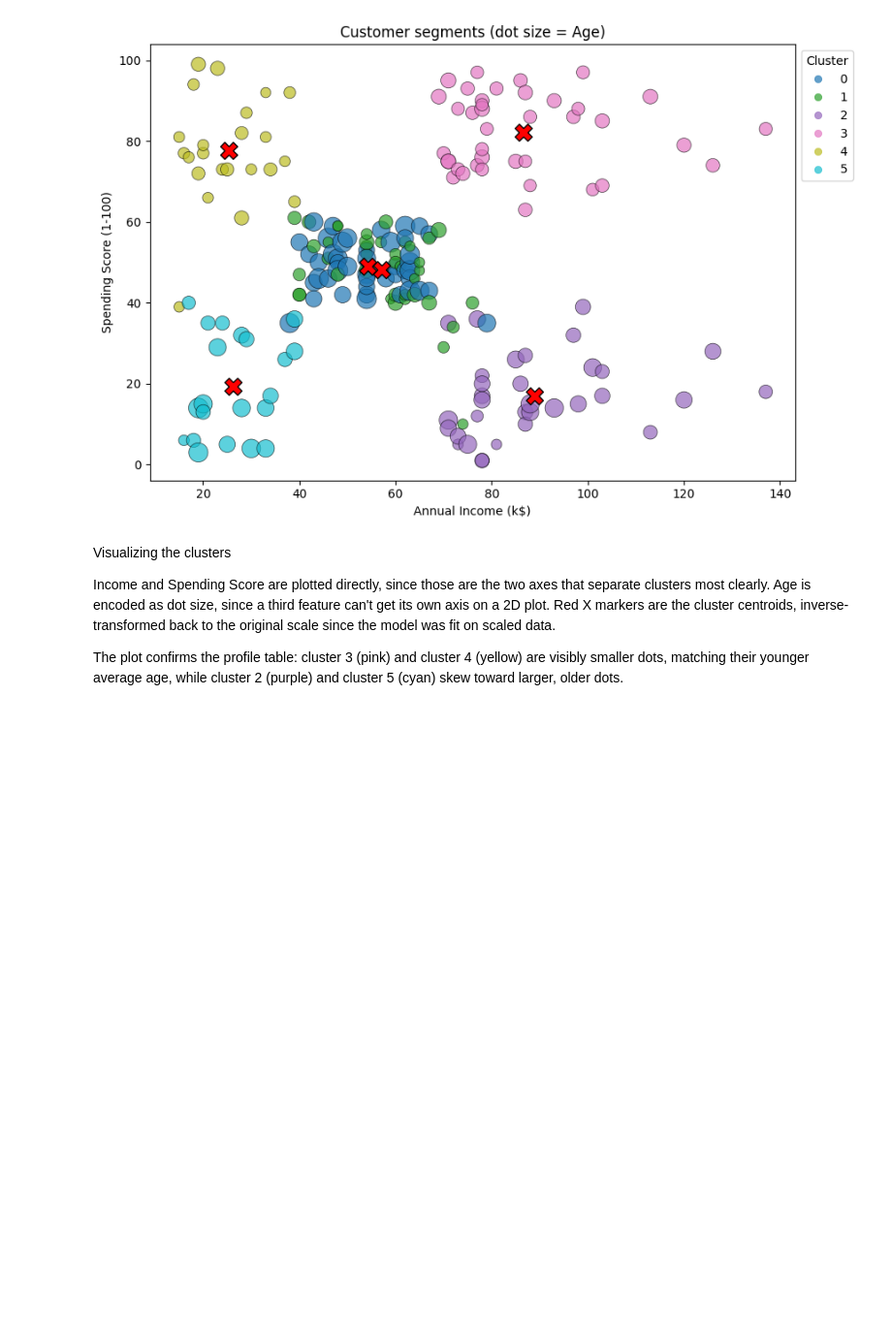
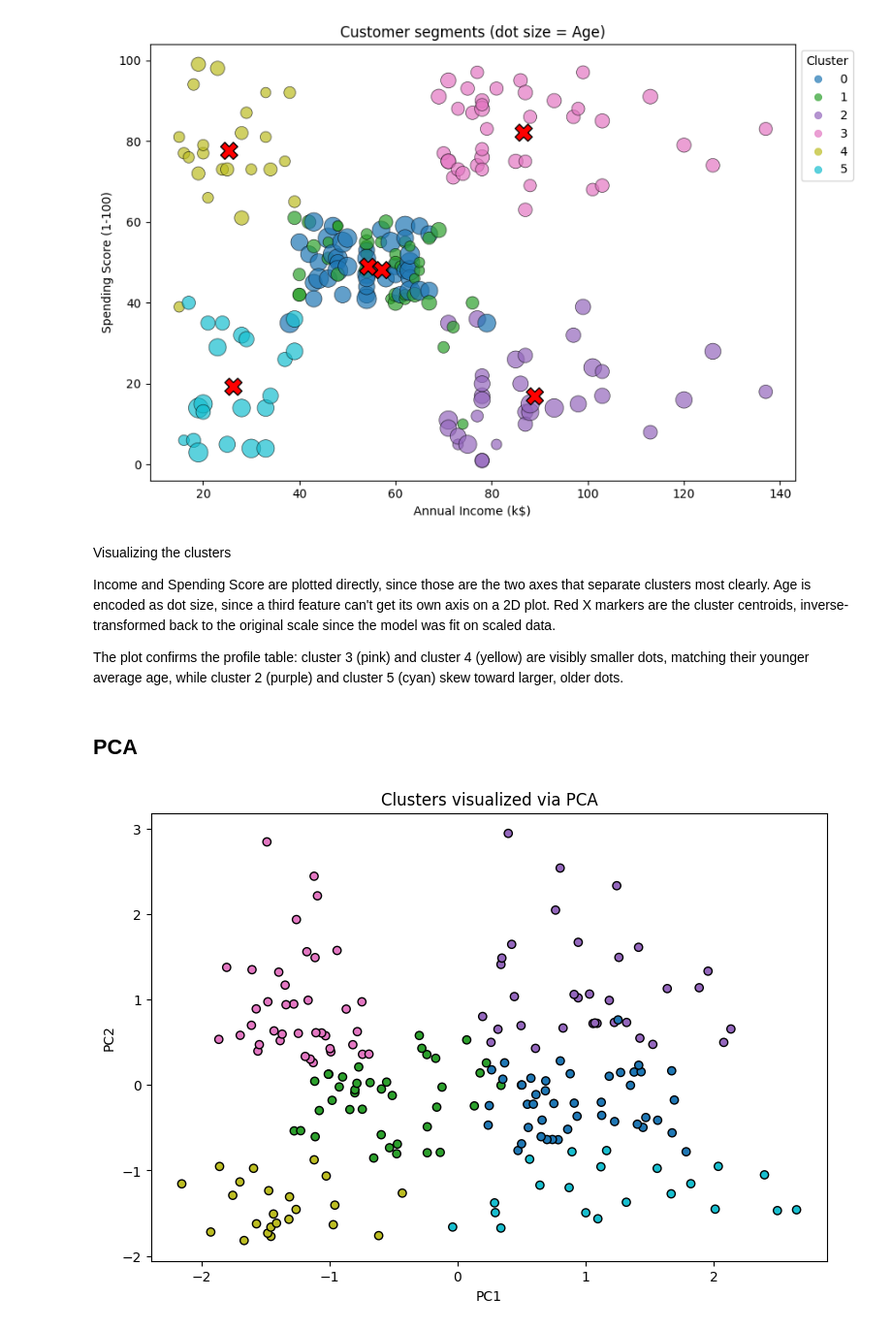
Before and after one commit to mohammadSous/customer-segmentation-kmeans, a Jupyter notebook: main.ipynb, the cells around one changed output. Shown at 97% size. Cells and saved outputs as stored; diff of their text form; code cells hidden in the pictures; blank space fills up the shorter version.

```diff
--- a/main.ipynb
+++ b/main.ipynb
@@ -206,3 +206,19 @@ Visualizing the clusters
 Income and Spending Score are plotted directly, since those are the two axes that separate clusters most clearly. Age is encoded as dot size, since a third feature can't get its own axis on a 2D plot. Red X markers are the cluster centroids, inverse-transformed back to the original scale since the model was fit on scaled data.
 
 The plot confirms the profile table: cluster 3 (pink) and cluster 4 (yellow) are visibly smaller dots, matching their younger average age, while cluster 2 (purple) and cluster 5 (cyan) skew toward larger, older dots.
+# %% [markdown]
+## PCA
+# %%
+from sklearn.decomposition import PCA
+
+pca = PCA(n_components=2)
+pca_features = pca.fit_transform(scaled_features)
+
+plt.figure(figsize=(9, 6))
+plt.scatter(pca_features[:, 0], pca_features[:, 1], c=df['Cluster'], cmap='tab10', edgecolors='black')
+plt.xlabel('PC1')
+plt.ylabel('PC2')
+plt.title('Clusters visualized via PCA')
+plt.show()
+# %% [output]
+[figure, added]
```
Also changed, not shown: parts of 1 cell of this notebook.
